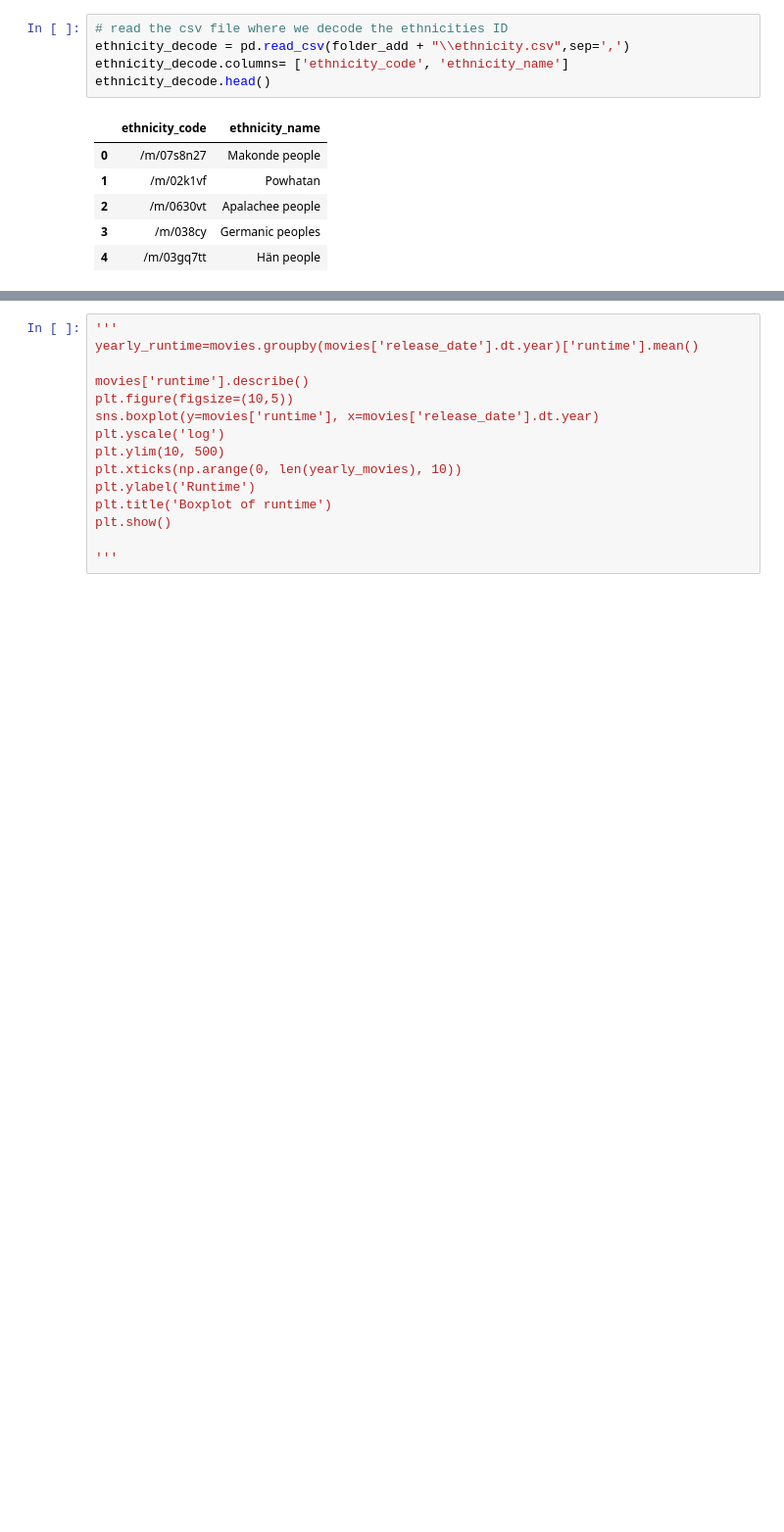
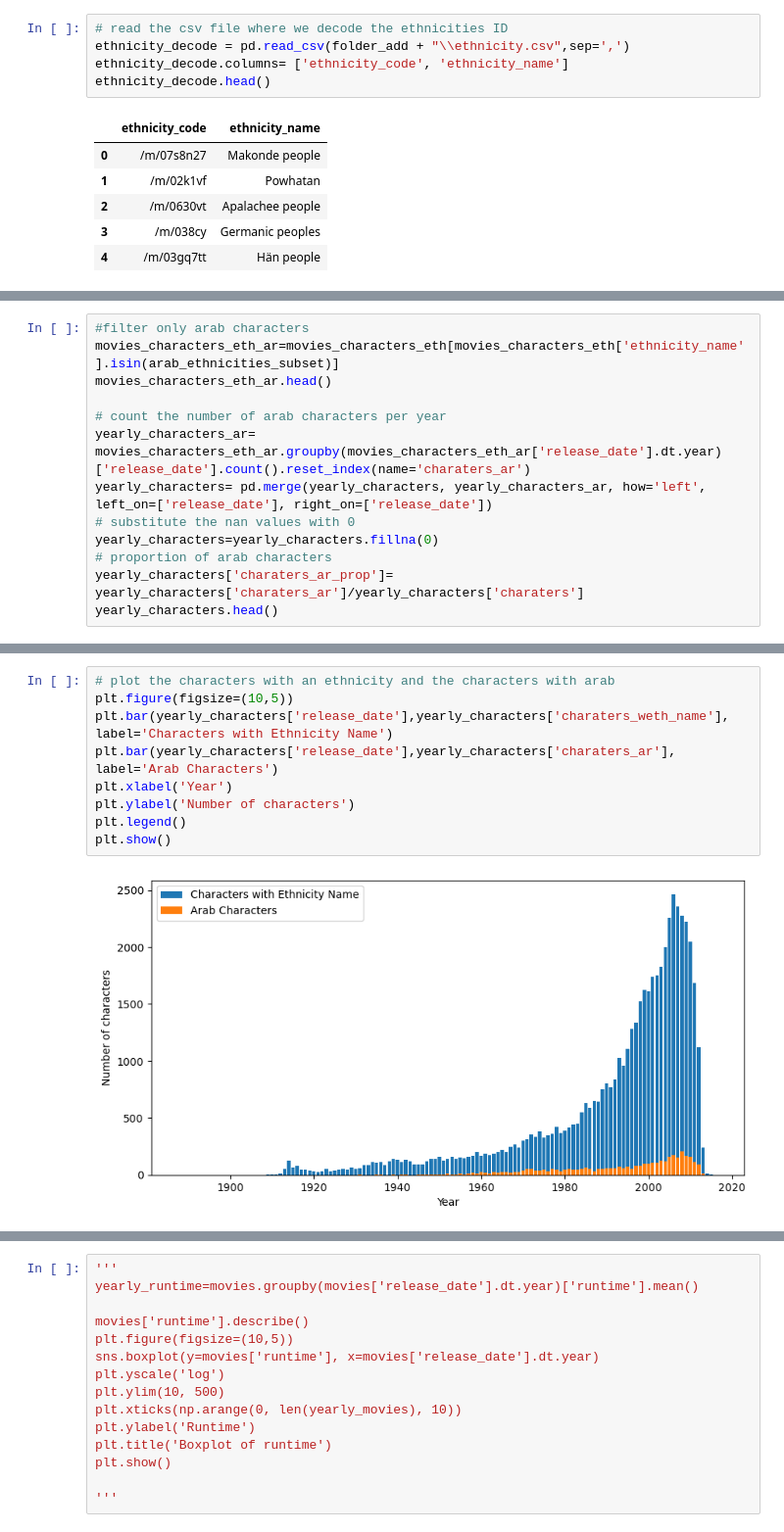
Before and after one commit to epfl-ada/ada-2023-project-pinacolada, a Jupyter notebook: P2.ipynb, the cells around one changed output, grey strips where cells are left out. Shown at 98% size. Saved outputs shown, nothing was run; the diff lists cells and outputs as text; blank space fills up the shorter version.

```diff
--- a/P2.ipynb
+++ b/P2.ipynb
@@ -138,0 +275,13 @@ movies_characters_eth.head()
+# %%
+#filter only arab characters
+movies_characters_eth_ar=movies_characters_eth[movies_characters_eth['ethnicity_name'].isin(arab_ethnicities_subset)]
+movies_characters_eth_ar.head()
+
+# count the number of arab characters per year
+yearly_characters_ar= movies_characters_eth_ar.groupby(movies_characters_eth_ar['release_date'].dt.year)['release_date'].count().reset_index(name='charaters_ar')
+yearly_characters= pd.merge(yearly_characters, yearly_characters_ar, how='left', left_on=['release_date'], right_on=['release_date'])
+# substitute the nan values with 0
+yearly_characters=yearly_characters.fillna(0)
+# proportion of arab characters
+yearly_characters['charaters_ar_prop']= yearly_characters['charaters_ar']/yearly_characters['charaters']
+yearly_characters.head()
@@ -138,0 +295,11 @@ movies_characters_eth.head()
+# %%
+# plot the characters with an ethnicity and the characters with arab
+plt.figure(figsize=(10,5))
+plt.bar(yearly_characters['release_date'],yearly_characters['charaters_weth_name'], label='Characters with Ethnicity Name')
+plt.bar(yearly_characters['release_date'],yearly_characters['charaters_ar'], label='Arab Characters')
+plt.xlabel('Year')
+plt.ylabel('Number of characters')
+plt.legend()
+plt.show()
+# %% [output]
+[figure, added]
```
Also changed, not shown: parts of 14 cells of this notebook.
